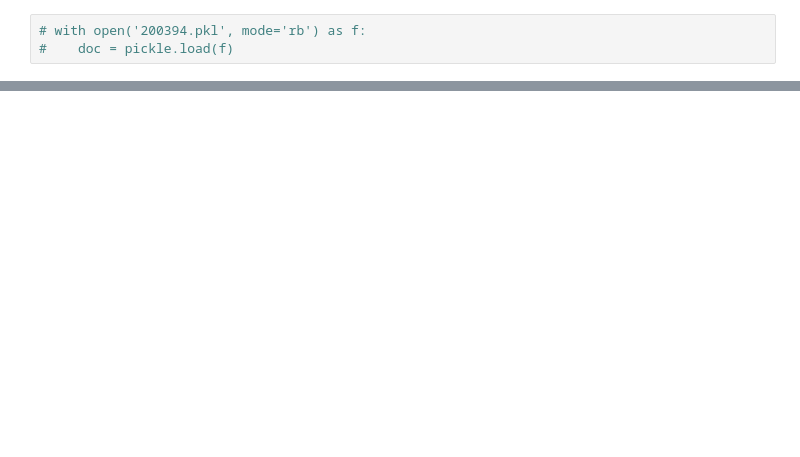
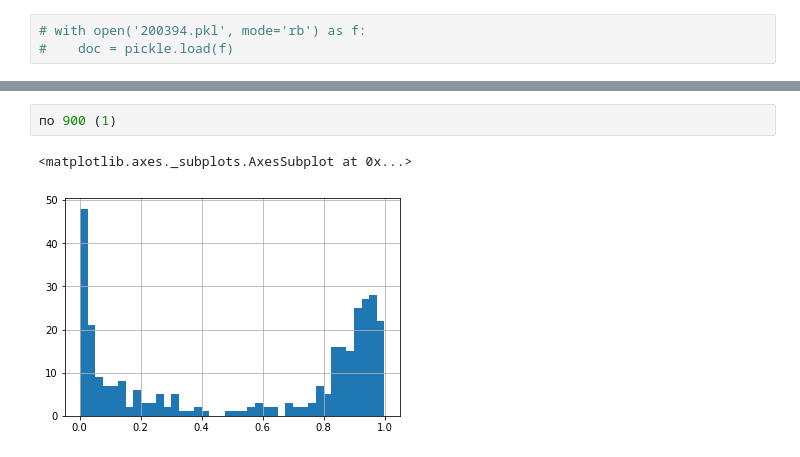
Before and after one commit to den1s0v/rus-term, a Jupyter notebook: text-corpus/cyberleninka/LoadCyberleninkaArticle.ipynb, the cells around one changed output, grey strips where cells are left out. Saved outputs shown, nothing was run; the diff lists cells and outputs as text; blank space fills up the shorter version.

```diff
--- a/text-corpus/cyberleninka/LoadCyberleninkaArticle.ipynb
+++ b/text-corpus/cyberleninka/LoadCyberleninkaArticle.ipynb
@@ -47,0 +266,5 @@ loading: articles/aa7a9f2b.pkl
+# %%
+по 900 (1)
+# %% [output]
+<matplotlib.axes._subplots.AxesSubplot at 0x...>
+[figure, added]
```
Also changed, not shown: parts of 45 cells of this notebook.
